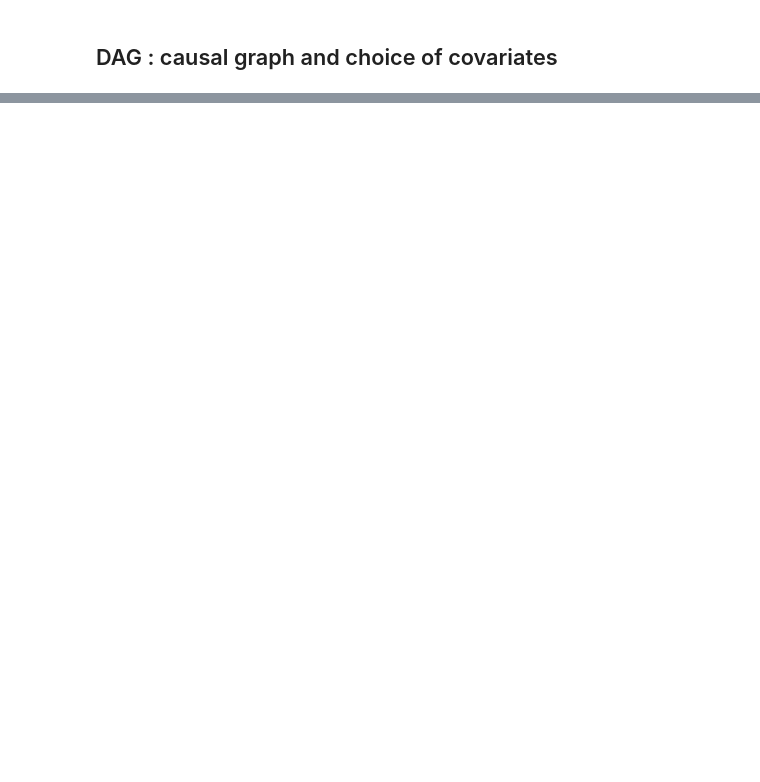
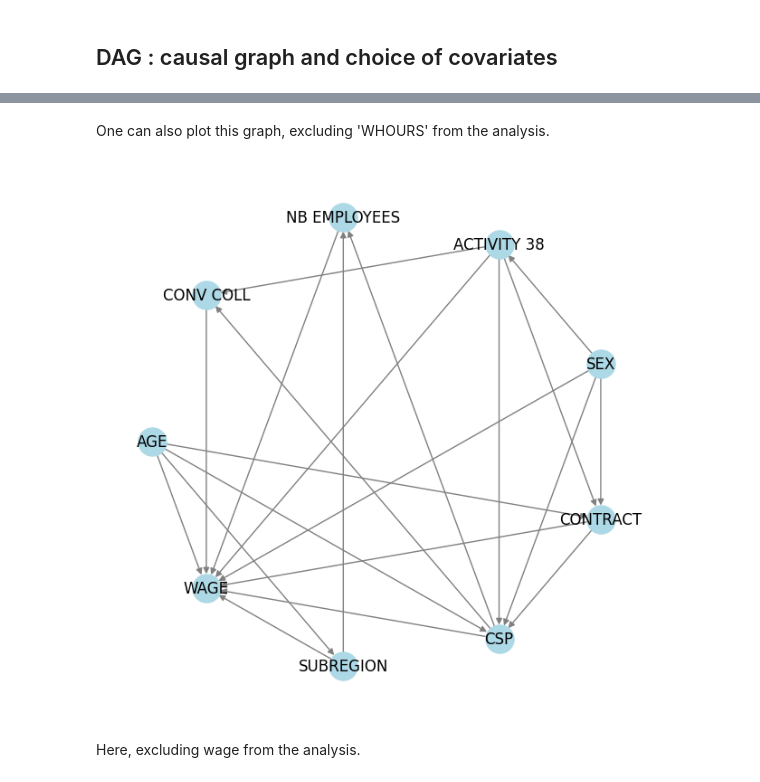
Before and after one commit to grn-matthieu/ML-for-econometrics---Project, a Jupyter notebook: stat_desc.ipynb, the cells around one changed output, grey strips where cells are left out. Saved outputs shown, nothing was run; the diff lists cells and outputs as text; code cells hidden in the pictures; blank space fills up the shorter version.

```diff
--- a/stat_desc.ipynb
+++ b/stat_desc.ipynb
@@ -406,0 +446,41 @@ model_graphviz.draw("sachs.png", prog="dot")
+# %% [markdown]
+One can also plot this graph, excluding 'WHOURS' from the analysis.
+# %%
+wage_digraph = nx.DiGraph(
+    [
+        ("AGE", "WAGE"),
+        ("AGE", "SUBREGION"),
+        ("AGE", "CSP"),
+        ("AGE", "CONTRACT"),
+        ("SEX", "WAGE"),
+        ("SEX", "ACTIVITY 38"),
+        ("SEX", "CSP"),
+        ("SUBREGION", "WAGE"),
+        ("SUBREGION", "NB EMPLOYEES"),
+        ("CSP", "WAGE"),
+        ("CSP", "CONV COLL"),
+        ("CSP", "NB EMPLOYEES"),
+        ("CONTRACT", "CSP"),
+        ("CONTRACT", "WAGE"),
+        ("ACTIVITY 38", "CSP"),
+        ("ACTIVITY 38", "WAGE"),
+        ("ACTIVITY 38", "CONTRACT"),
+        ("CONV COLL", "WAGE"),
+        ("NB EMPLOYEES", "WAGE"),
+        ("SEX", "CONTRACT"),
+        ("ACTIVITY 38", "CONV COLL")
+    ]
+)
+# %%
+plt.figure(figsize=(6,6))
+
+pos = nx.shell_layout(wage_digraph)
+
+nx.draw(wage_digraph, pos, with_labels=True, node_color='lightblue',
+edge_color='gray', node_size=500)
+
+plt.show()
+# %% [output]
+[figure, added]
+# %% [markdown]
+Here, excluding wage from the analysis.
```
Also changed, not shown: parts of 20 cells of this notebook, 1 other file.
